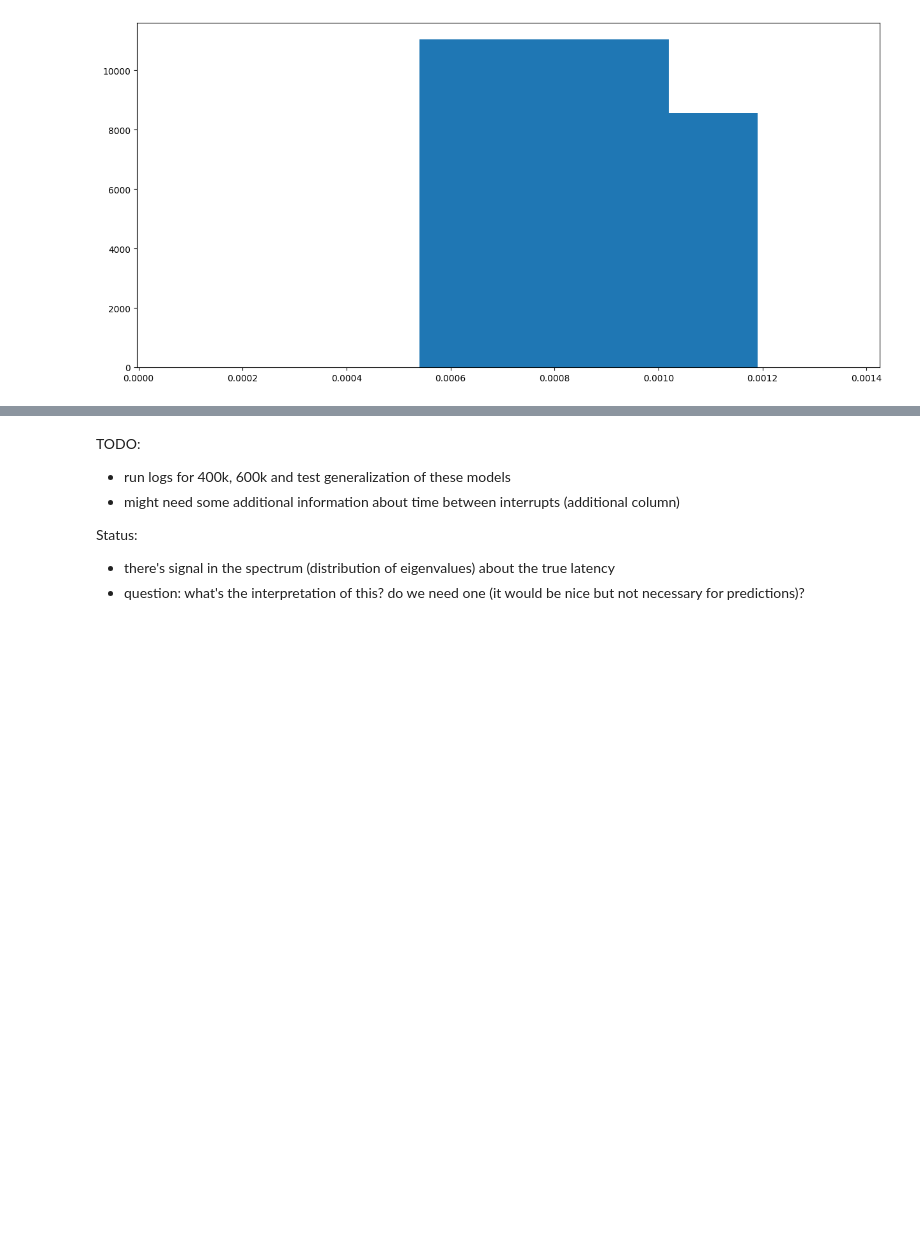
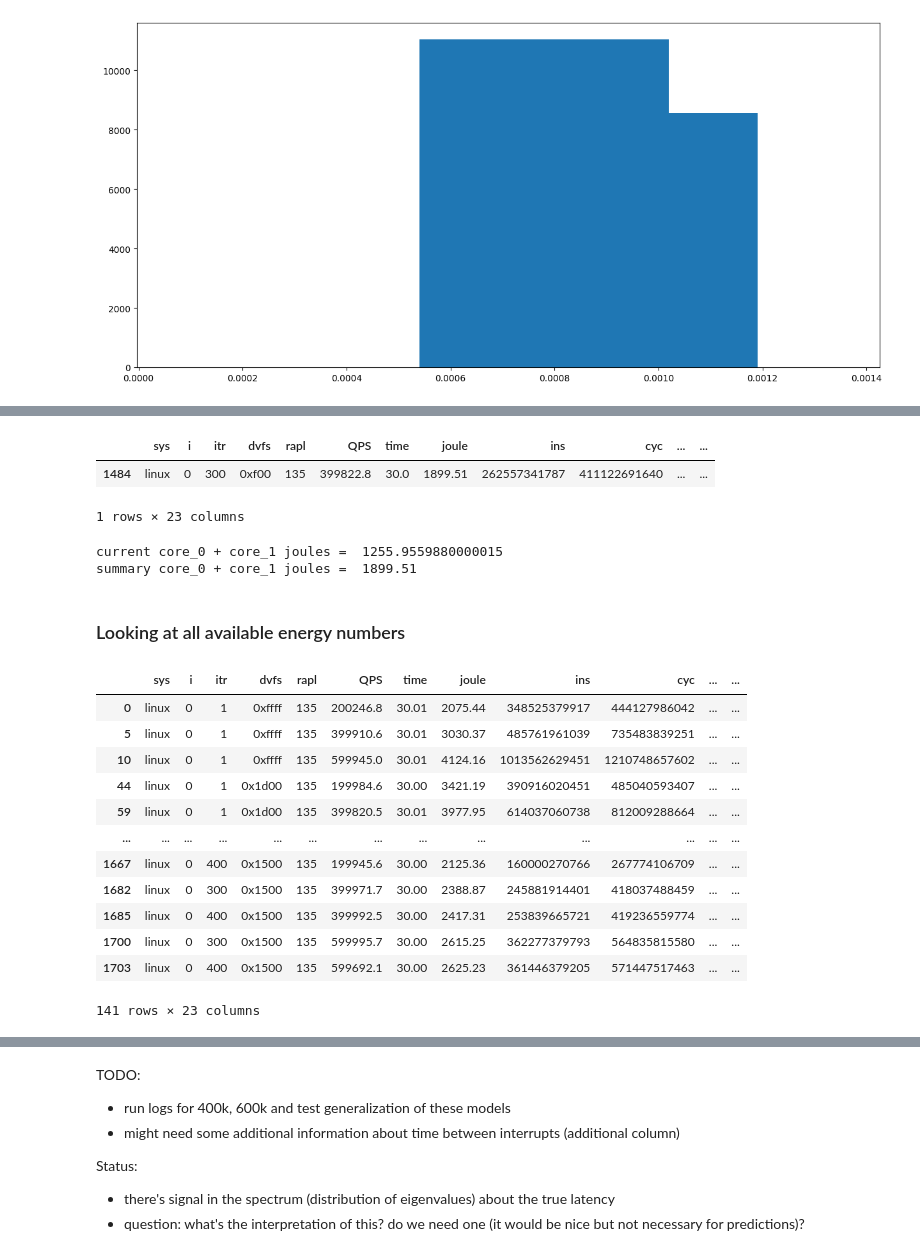
Before and after one commit to awadyn/network_exec_energy_study, a Jupyter notebook: full_logs/Analysis of correlation eigenvalues.ipynb, the cells around one changed output, grey strips where cells are left out. Drawn from its saved outputs; the diff is of its cells as text; code cells hidden in the pictures; blank space fills up the shorter version.

```diff
--- a/full_logs/Analysis of correlation eigenvalues.ipynb
+++ b/full_logs/Analysis of correlation eigenvalues.ipynb
@@ -101,0 +190,32 @@ bins:  [6.13272625e-05 5.40483785e-04 1.01964031e-03 1.19014160e-03
+# %%
+summary = summary_df[(summary_df['i'] == 0) & (summary_df['itr'] == int(itr)) & (summary_df['dvfs'] == dvfs) & (summary_df['rapl'] == int(rapl)) & (np.abs(summary_df['QPS'] - int(qps+'000')) <= 1000)]
+summary
+# %% [output]
+|  | sys | i | itr | dvfs | rapl | QPS | time | joule | ins | cyc | ... | ... |
+| 1484 | linux | 0 | 300 | 0xf00 | 135 | 399822.8 | 30.0 | 1899.51 | 262557341787 | 411122691640 | ... | ... |
+1 rows × 23 columns
+# %%
+print('current core_0 + core_1 joules = ', t_joules)
+print('summary core_0 + core_1 joules = ', float(summary['joule']))
+# %% [output]
+current core_0 + core_1 joules =  1255.9559880000015
+summary core_0 + core_1 joules =  1899.51
+# %% [markdown]
+### Looking at all available energy numbers
+# %%
+summary_df = pd.read_csv('linux_mcd.csv', sep=' ')
+summary_df[(summary_df['rapl'] == 135)  & (summary_df['i'] == 0)]
+# %% [output]
+|  | sys | i | itr | dvfs | rapl | QPS | time | joule | ins | cyc | ... | ... |
+| 0 | linux | 0 | 1 | 0xffff | 135 | 200246.8 | 30.01 | 2075.44 | 348525379917 | 444127986042 | ... | ... |
+| 5 | linux | 0 | 1 | 0xffff | 135 | 399910.6 | 30.01 | 3030.37 | 485761961039 | 735483839251 | ... | ... |
+| 10 | linux | 0 | 1 | 0xffff | 135 | 599945.0 | 30.01 | 4124.16 | 1013562629451 | 1210748657602 | ... | ... |
+| 44 | linux | 0 | 1 | 0x1d00 | 135 | 199984.6 | 30.00 | 3421.19 | 390916020451 | 485040593407 | ... | ... |
+| 59 | linux | 0 | 1 | 0x1d00 | 135 | 399820.5 | 30.01 | 3977.95 | 614037060738 | 812009288664 | ... | ... |
+| ... | ... | ... | ... | ... | ... | ... | ... | ... | ... | ... | ... | ... |
+| 1667 | linux | 0 | 400 | 0x1500 | 135 | 199945.6 | 30.00 | 2125.36 | 160000270766 | 267774106709 | ... | ... |
+| 1682 | linux | 0 | 300 | 0x1500 | 135 | 399971.7 | 30.00 | 2388.87 | 245881914401 | 418037488459 | ... | ... |
+| 1685 | linux | 0 | 400 | 0x1500 | 135 | 399992.5 | 30.00 | 2417.31 | 253839665721 | 419236559774 | ... | ... |
+| 1700 | linux | 0 | 300 | 0x1500 | 135 | 599995.7 | 30.00 | 2615.25 | 362277379793 | 564835815580 | ... | ... |
+| 1703 | linux | 0 | 400 | 0x1500 | 135 | 599692.1 | 30.00 | 2625.23 | 361446379205 | 571447517463 | ... | ... |
+141 rows × 23 columns
```
Also changed, not shown: parts of 12 cells of this notebook.
